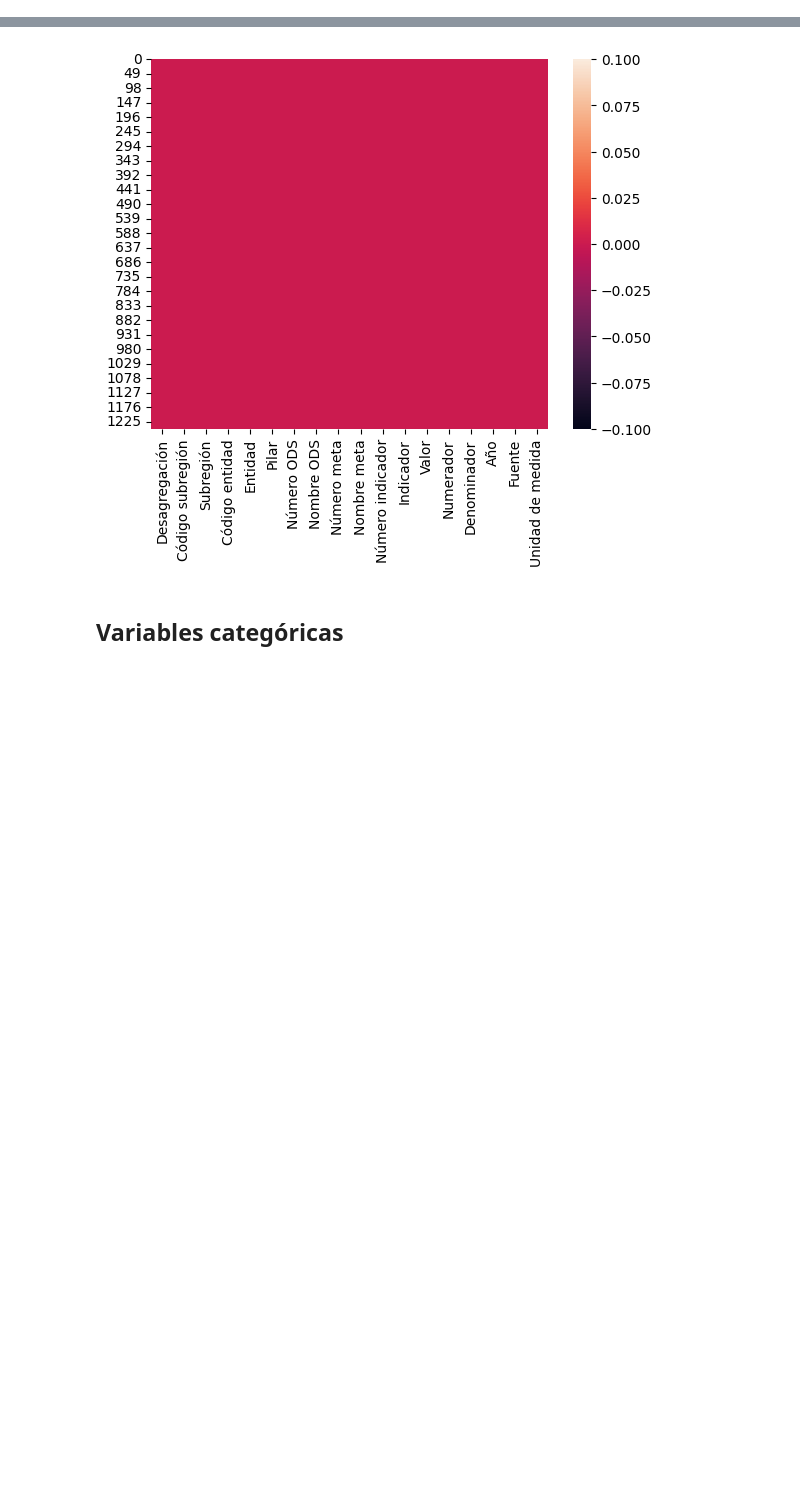
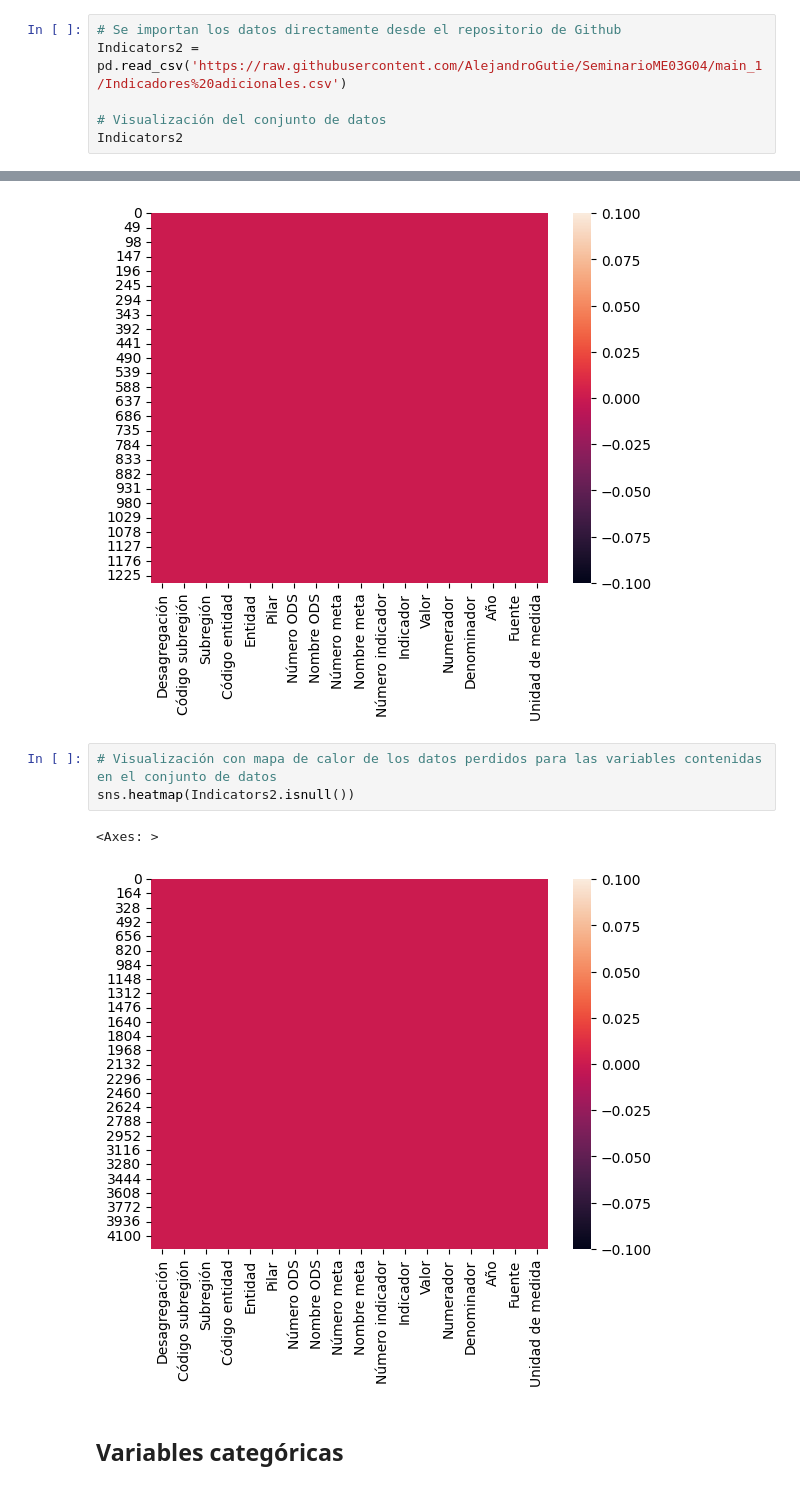
Before and after one commit to AlejandroGutie/SeminarioME03G04, a Jupyter notebook: Desnutrición_e_inseguridad_alimentaria.ipynb, the cells around one changed output, grey strips where cells are left out. Saved outputs shown, nothing was run; the diff lists cells and outputs as text; blank space fills up the shorter version.

```diff
--- a/Desnutrición_e_inseguridad_alimentaria.ipynb
+++ b/Desnutrición_e_inseguridad_alimentaria.ipynb
@@ -52,3 +52,9 @@ Indicators
 | 1248 | Municipal | SR06 | Occidente | 5042 | Santa Fé de Antioquia | Personas | 2 | Hambre cero | ... |
 | 1249 | Municipal | SR05 | Norte | 5264 | Entrerríos | Personas | 2 | Hambre cero | ... |
 1250 rows × 18 columns
+# %%
+# Se importan los datos directamente desde el repositorio de Github
+Indicators2 = pd.read_csv('https://raw.githubusercontent.com/AlejandroGutie/SeminarioME03G04/main_1/Indicadores%20adicionales.csv')
+
+# Visualización del conjunto de datos
+Indicators2
@@ -83,6 +124,12 @@ sns.heatmap(Indicators.isnull())
 # %% [output]
 <Axes: >
 [figure]
+# %%
+# Visualización con mapa de calor de los datos perdidos para las variables contenidas en el conjunto de datos
+sns.heatmap(Indicators2.isnull())
+# %% [output]
+<Axes: >
+[figure, added]
 # %% [markdown]
 ## Variables categóricas
 # %%
```
Also changed, not shown: parts of 6 cells of this notebook.
